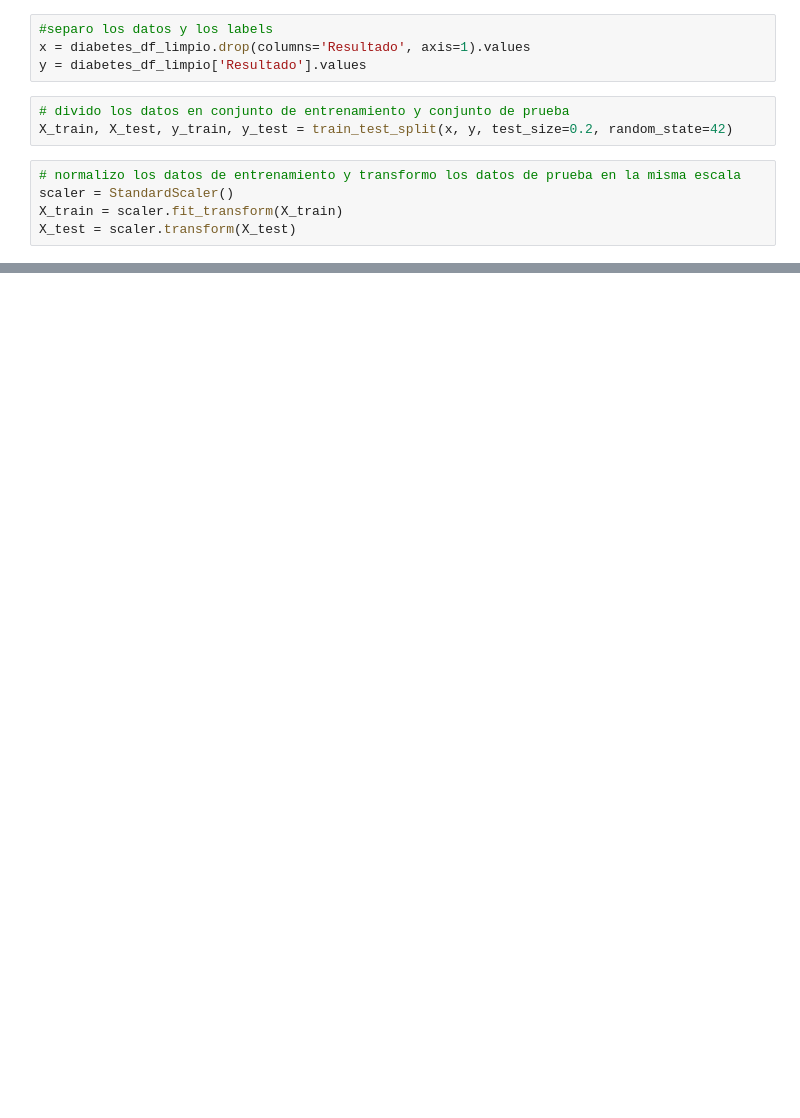
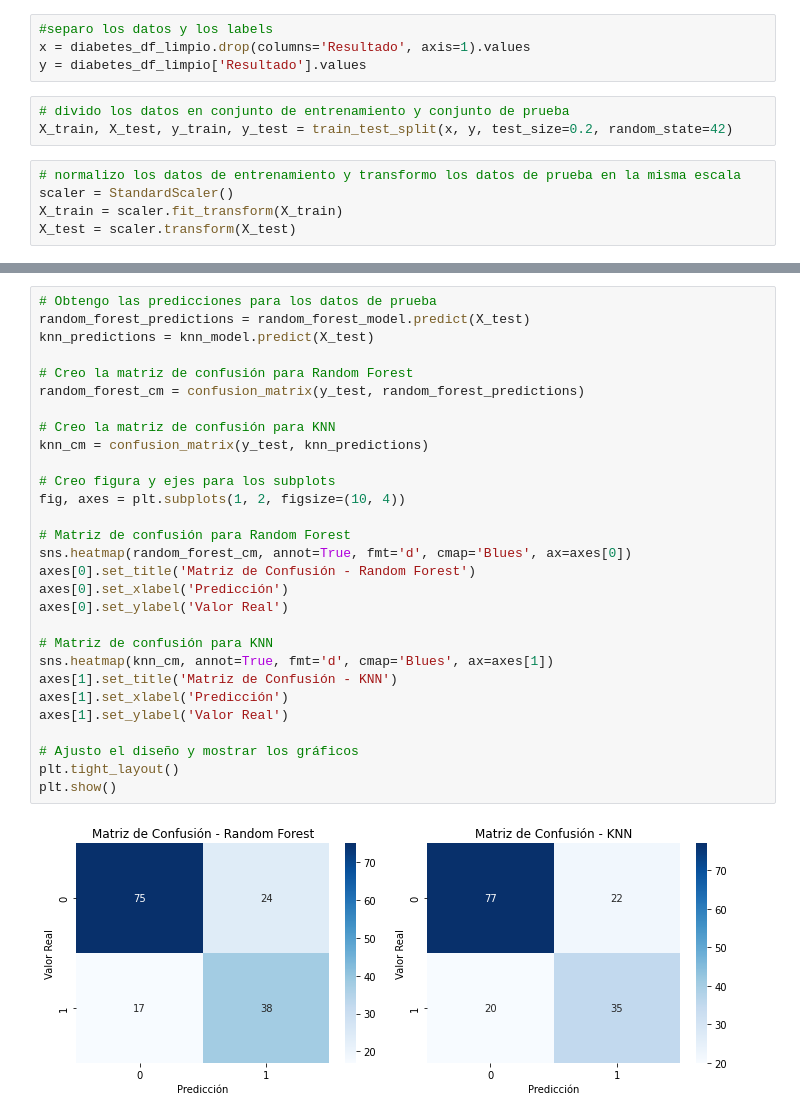
Before and after one commit to NicolasLascours/Predicci-n-de-Diabetes, a Jupyter notebook: modelo_rf_knn.ipynb, the cells around one changed output, grey strips where cells are left out. Cells and saved outputs as stored; diff of their text form; blank space fills up the shorter version.

Commit message:
add confusion matrix

```diff
--- a/modelo_rf_knn.ipynb
+++ b/modelo_rf_knn.ipynb
@@ -145,3 +244,34 @@ print(f'Precisión del modelo KNN: {score:.3f}')
+# %%
+# Obtengo las predicciones para los datos de prueba
+random_forest_predictions = random_forest_model.predict(X_test)
+knn_predictions = knn_model.predict(X_test)
+
+# Creo la matriz de confusión para Random Forest
+random_forest_cm = confusion_matrix(y_test, random_forest_predictions)
+
+# Creo la matriz de confusión para KNN
+knn_cm = confusion_matrix(y_test, knn_predictions)
+
+# Creo figura y ejes para los subplots
+fig, axes = plt.subplots(1, 2, figsize=(10, 4))
+
+# Matriz de confusión para Random Forest
+sns.heatmap(random_forest_cm, annot=True, fmt='d', cmap='Blues', ax=axes[0])
+axes[0].set_title('Matriz de Confusión - Random Forest')
+axes[0].set_xlabel('Predicción')
+axes[0].set_ylabel('Valor Real')
+
+# Matriz de confusión para KNN
+sns.heatmap(knn_cm, annot=True, fmt='d', cmap='Blues', ax=axes[1])
+axes[1].set_title('Matriz de Confusión - KNN')
+axes[1].set_xlabel('Predicción')
+axes[1].set_ylabel('Valor Real')
+
+# Ajusto el diseño y mostrar los gráficos
+plt.tight_layout()
+plt.show()
+# %% [output]
+[figure, added]
 # %%
 # Creo los widgets de entrada
 glucosa = widgets.FloatText(description='Glucosa (mg/dL):')
```
Also changed, not shown: parts of 18 cells of this notebook.
